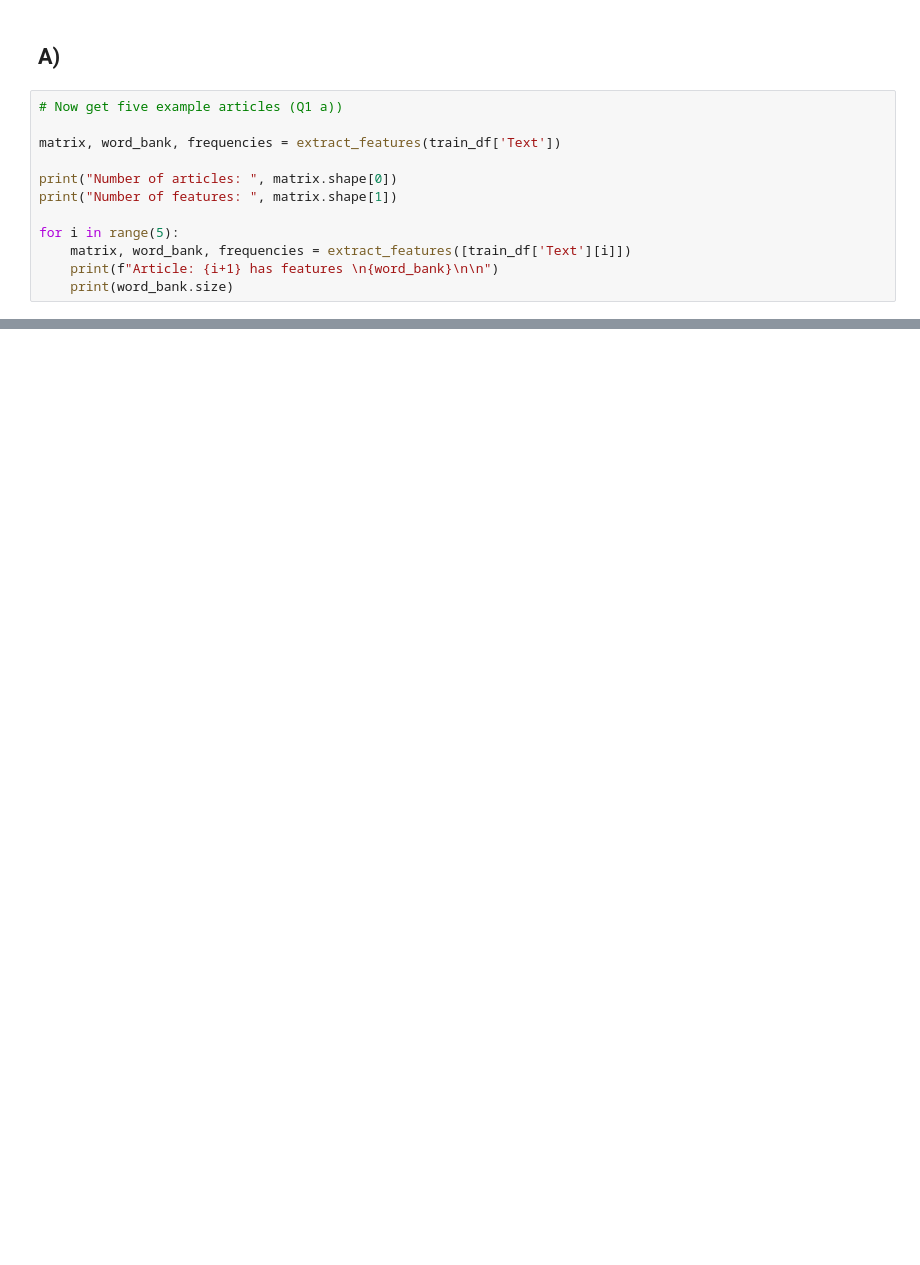
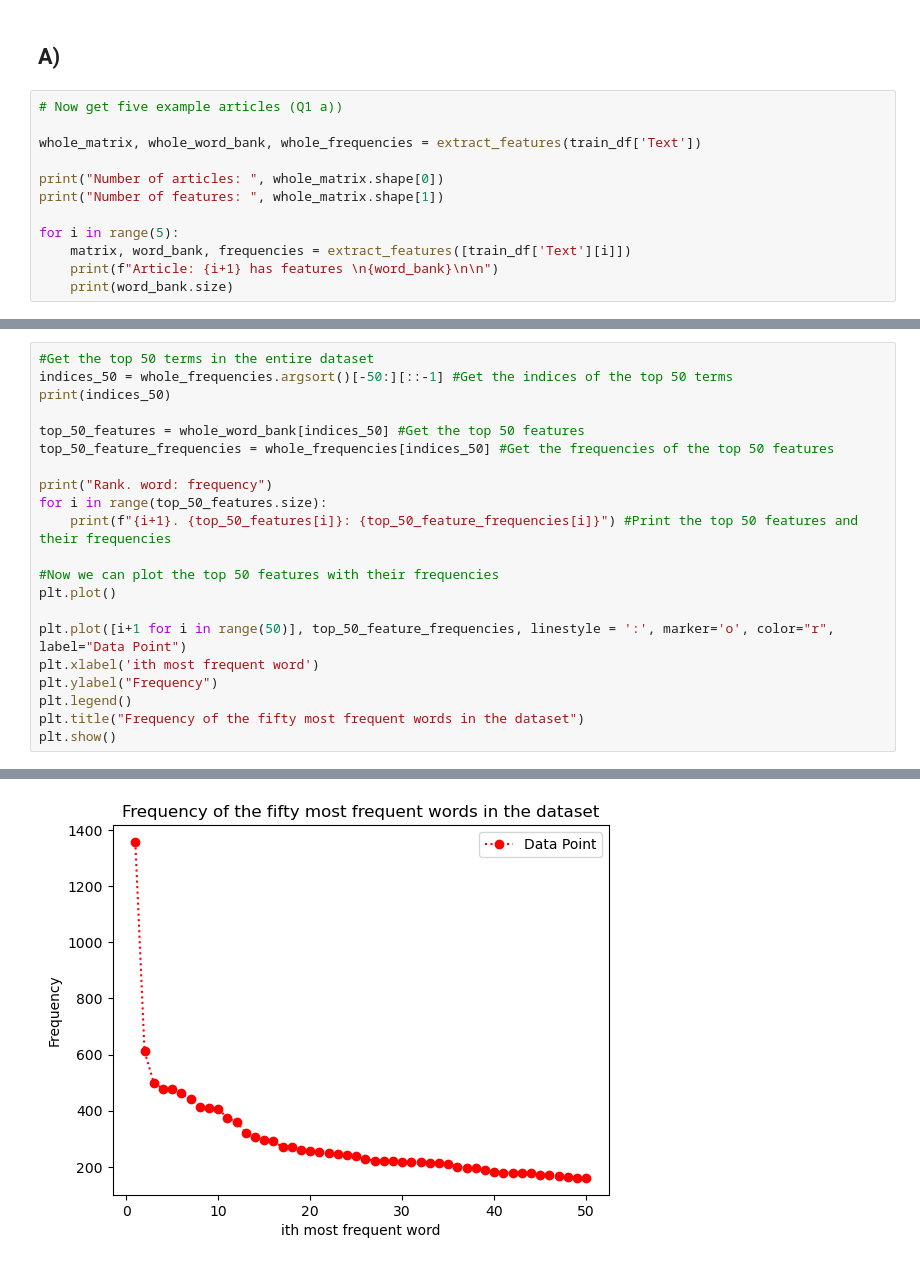
Before and after one commit to Jacksone2307/Compsci361_AS03, a Jupyter notebook: AS03.ipynb, the cells around one changed output, grey strips where cells are left out. Saved outputs shown, nothing was run; the diff lists cells and outputs as text; blank space fills up the shorter version.

Commit message:
1. b) i) Plot generated

```diff
--- a/AS03.ipynb
+++ b/AS03.ipynb
@@ -33,10 +30,10 @@ Number of features:  13518
 # %%
 # Now get five example articles (Q1 a))
 
-matrix, word_bank, frequencies = extract_features(train_df['Text'])
+whole_matrix, whole_word_bank, whole_frequencies = extract_features(train_df['Text'])
 
-print("Number of articles: ", matrix.shape[0])
-print("Number of features: ", matrix.shape[1])
+print("Number of articles: ", whole_matrix.shape[0])
+print("Number of features: ", whole_matrix.shape[1])
 
 for i in range(5):
     matrix, word_bank, frequencies = extract_features([train_df['Text'][i]])
@@ -62,0 +62,22 @@ Article: 1 has features
+# %%
+#Get the top 50 terms in the entire dataset
+indices_50 = whole_frequencies.argsort()[-50:][::-1] #Get the indices of the top 50 terms
+print(indices_50)
+
+top_50_features = whole_word_bank[indices_50] #Get the top 50 features
+top_50_feature_frequencies = whole_frequencies[indices_50] #Get the frequencies of the top 50 features
+
+print("Rank. word: frequency")
+for i in range(top_50_features.size):
+    print(f"{i+1}. {top_50_features[i]}: {top_50_feature_frequencies[i]}") #Print the top 50 features and their frequencies
+
+#Now we can plot the top 50 features with their frequencies
+plt.plot()
+
+plt.plot([i+1 for i in range(50)], top_50_feature_frequencies, linestyle = ':', marker='o', color="r", label="Data Point")
+plt.xlabel('ith most frequent word')
+plt.ylabel("Frequency")
+plt.legend()
+plt.title("Frequency of the fifty most frequent words in the dataset")
+plt.show()
+# %% [output]
@@ -62,0 +101 @@ Article: 1 has features
+[figure, added]
```
Also changed, not shown: parts of 4 cells of this notebook.
